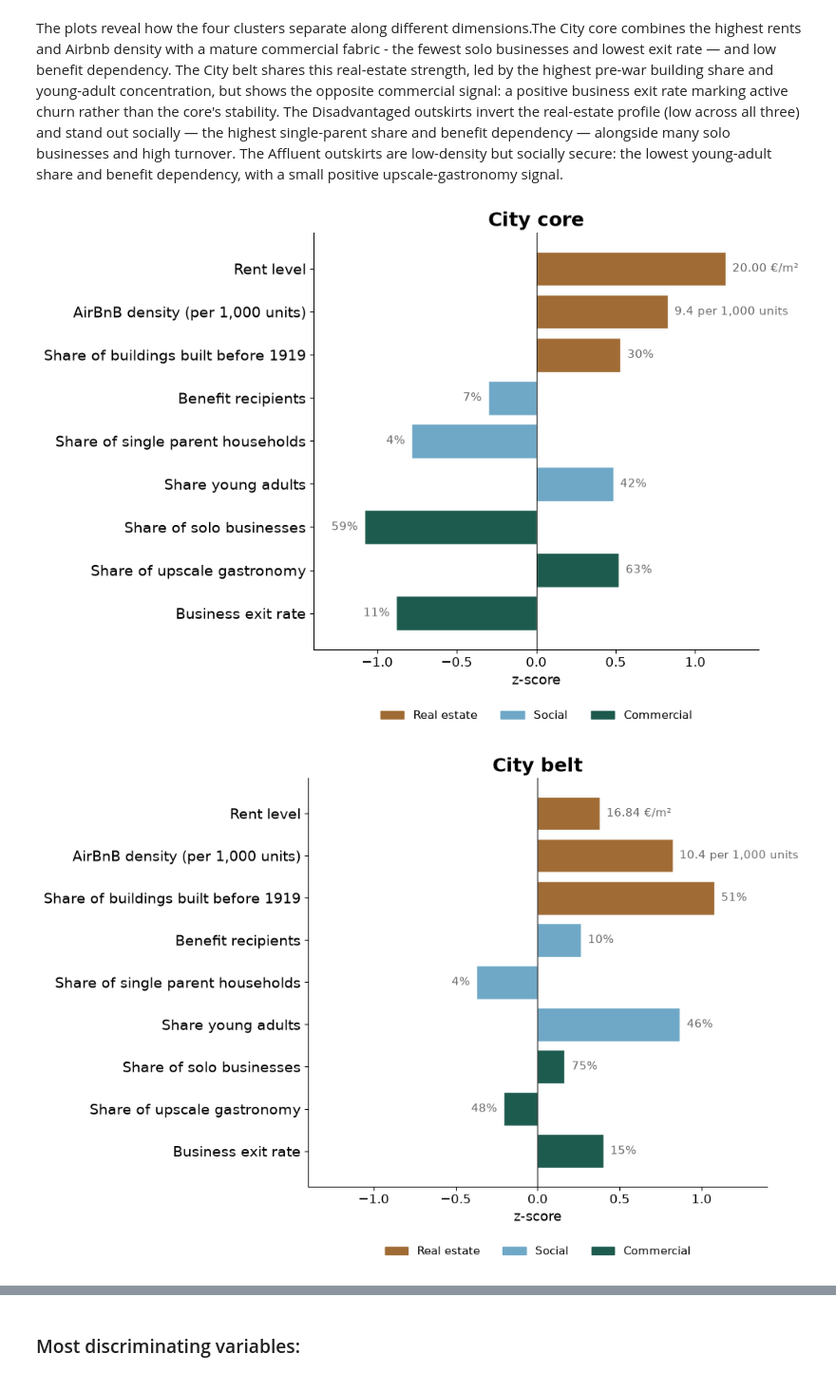
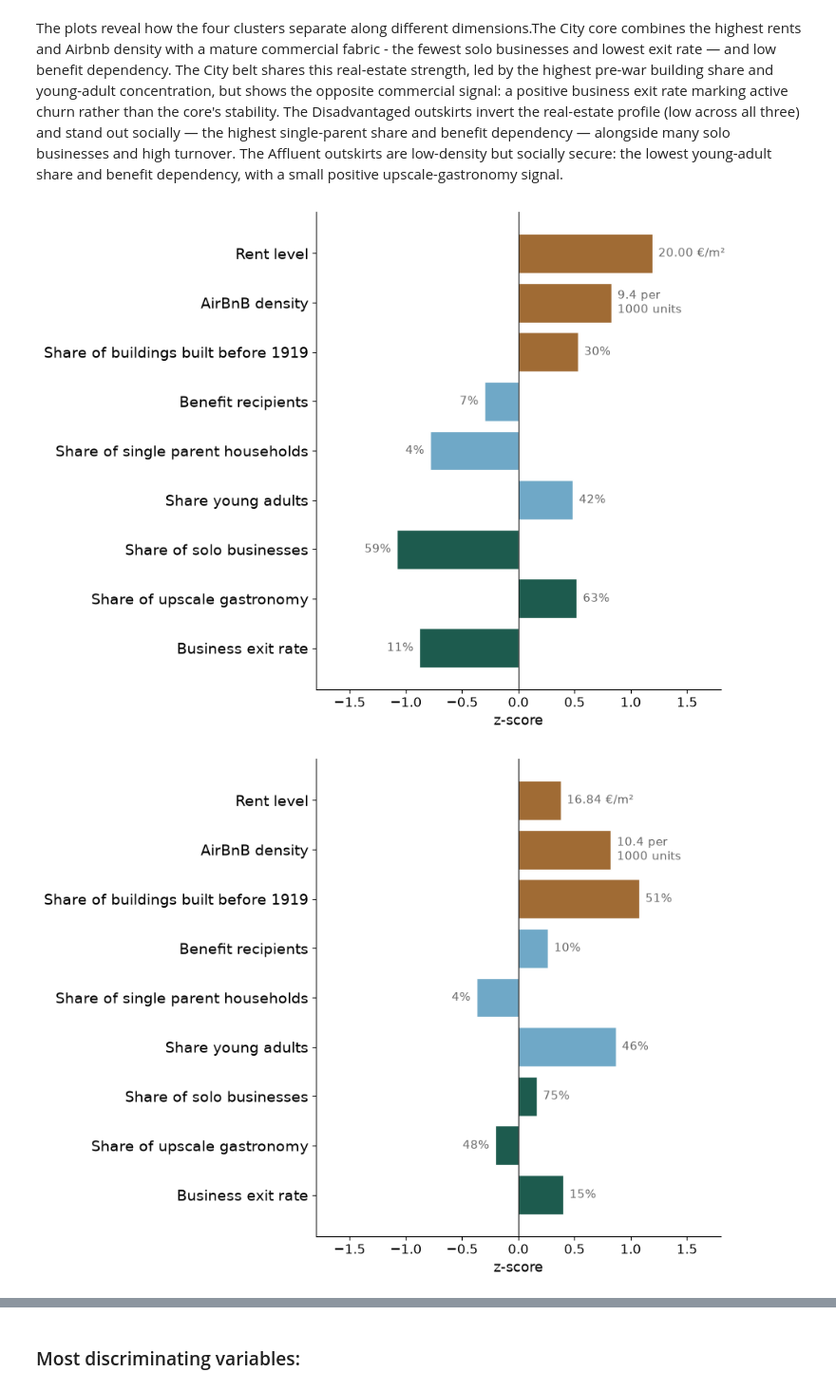
Before and after one commit to mshlg/capstone-kiezkeeper, a Jupyter notebook: notebooks/Module1_clustering/module_1_explore-clusters.ipynb, the cells around one changed output, grey strips where cells are left out. Shown at 95% size. Cells and saved outputs as stored; diff of their text form; code cells hidden in the pictures.

Commit message:
plots for presentation

```diff
--- a/notebooks/Module1_clustering/module_1_explore-clusters.ipynb
+++ b/notebooks/Module1_clustering/module_1_explore-clusters.ipynb
@@ -364,7 +364,6 @@ The plots reveal how the four clusters separate along different dimensions.The C
 import numpy as np
 import pandas as pd
 import matplotlib.pyplot as plt
-from matplotlib.patches import Patch
 from sklearn.preprocessing import PowerTransformer
 
 plt.close("all")
@@ -389,9 +388,10 @@ chosen = ["re_miete_niveau", "re_dichte_all", "re_altbau_share",
           "soc_young_to_middle_adult_share_2025",
           "com_share_solo_level_2026", "com_upscale_share_level_2026", "com_exit_rate_level_2026"]
 
+# ── force-clean definitions (prevents stale-variable collisions) ──
 axis_labels = {
     "re_miete_niveau": "Rent level",
-    "re_dichte_all": "AirBnB density (per 1,000 units)",
+    "re_dichte_all": "AirBnB density",
     "re_altbau_share": "Share of buildings built before 1919",
     "soc_transfer_benefit_share_2024": "Benefit recipients",
     "soc_single_parent_household_share_2024": "Share of single parent households",
@@ -400,10 +400,11 @@ axis_labels = {
     "com_upscale_share_level_2026": "Share of upscale gastronomy",
     "com_exit_rate_level_2026": "Business exit rate",
 }
+assert axis_labels["re_dichte_all"] == "AirBnB density", "stale variable — restart kernel"
 
 fmt_map = {
     "re_miete_niveau": lambda v: f"{v:.2f} €/m²",
-    "re_dichte_all": lambda v: f"{v:.1f} per 1,000 units",
+    "re_dichte_all": lambda v: f"{v:.1f} per \n1000 units",
     "re_altbau_share": lambda v: f"{v:.0%}",
     "soc_transfer_benefit_share_2024": lambda v: f"{v:.0%}",
     "soc_single_parent_household_share_2024": lambda v: f"{v:.0%}",
@@ -423,48 +424,40 @@ labels = {1: "City core", 3: "City belt",
           2: "Disadvantaged outskirts", 0: "Affluent outskirts"}
 order = [1, 3, 2, 0]
 
-xmax = np.ceil(z[chosen].abs().max().max() * 10) / 10 + 0.2
+xmax = np.ceil(z[chosen].abs().max().max() * 10) / 10 + 0.6
 ypos = np.arange(len(chosen))
 
-handles = [Patch(color="#A06B34", label="Real estate"),
-           Patch(color="#6FA8C7", label="Social"),
-           Patch(color="#1D5B4E", label="Commercial")]
-
-# ── one separate saved plot per cluster ──
+# ── one separate saved plot per cluster, no title, no legend ──
 for c in order:
-    fig, ax = plt.subplots(figsize=(10, 7))
+    fig, ax = plt.subplots(figsize=(9, 8))
+    fig.subplots_adjust(left=0.32)
 
     vals = z.loc[c, chosen].values
     ax.barh(ypos, vals, color=bar_colors, edgecolor="white")
     ax.axvline(0, color="black", linewidth=0.8)
     ax.set_yticks(ypos)
     ax.set_yticklabels([axis_labels[v] for v in chosen], fontsize=14)
     ax.tick_params(axis="x", labelsize=12)
     ax.invert_yaxis()
-    ax.set_title(labels[c], fontsize=18, fontweight="bold")
     ax.set_xlabel("z-score", fontsize=13)
     ax.set_xlim(-xmax, xmax)
 
     for i, (val, feat) in enumerate(zip(vals, chosen)):
         raw_val = raw_median.loc[c, feat]
         label_txt = fmt_map[feat](raw_val)
         pad = xmax * 0.03
         x = val + pad if val >= 0 else val - pad
         ha = "left" if val >= 0 else "right"
         ax.text(x, i, label_txt, va="center", ha=ha, fontsize=11, color="dimgray")
 
     for spine in ["top", "right"]:
         ax.spines[spine].set_visible(False)
 
-    ax.legend(handles=handles, loc="upper center", ncol=3, fontsize=11,
-              bbox_to_anchor=(0.5, -0.12), frameon=False)
-
-    plt.tight_layout()
     slug = labels[c].lower().replace(" ", "_")
-    fig.savefig(f"../../plots/gentrification_profiles/cluster_{slug}.png",
+    fig.savefig(f"../../plots/presentation/cluster_{slug}.png",
                 dpi=300, bbox_inches="tight")
     plt.show()
     plt.close(fig)
 # %% [output]
-[figure, old version]
+[figure, new version]
-[figure, old version]
+[figure, new version]
```
Also changed, not shown: parts of 8 cells of this notebook.
